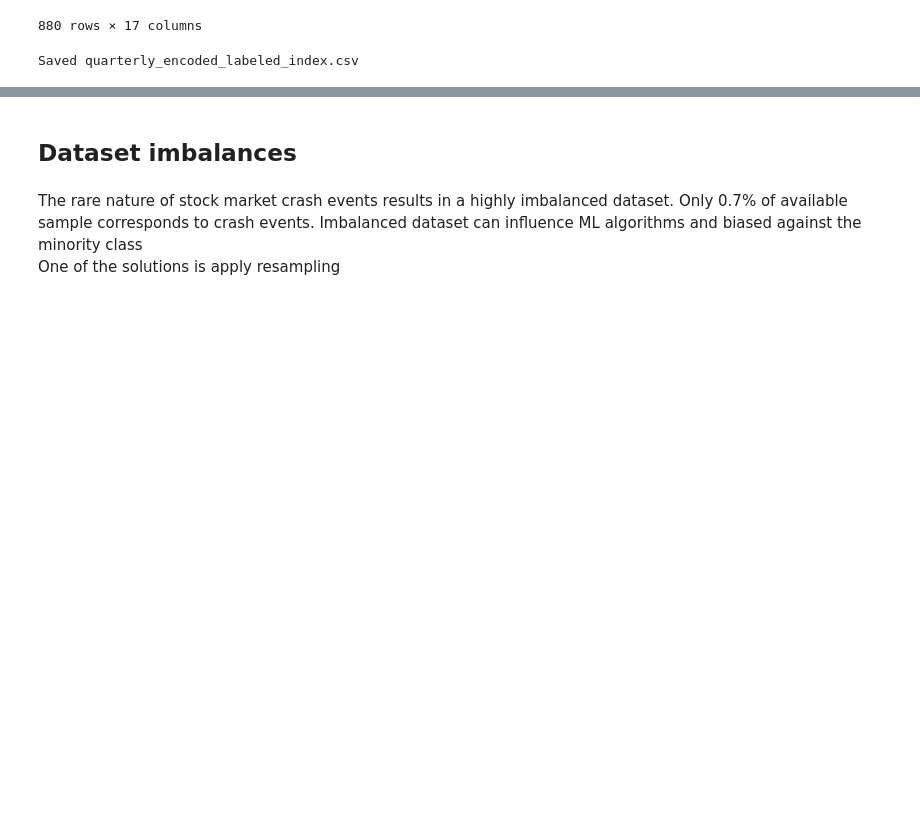
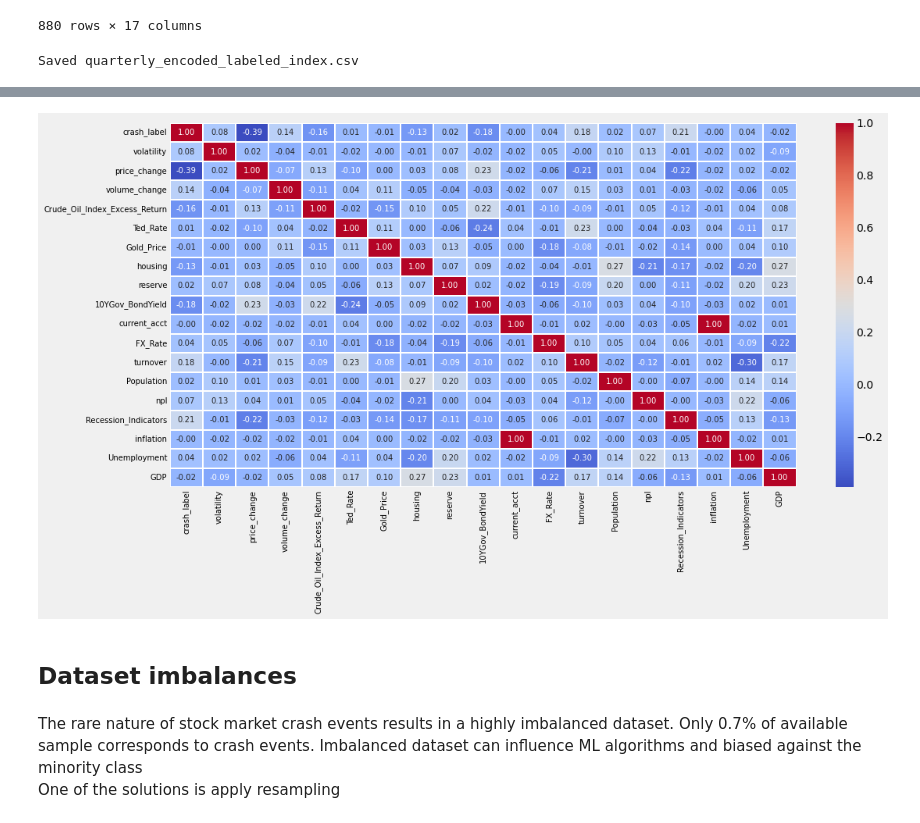
Before and after one commit to nicockt/fyp-2024, a Jupyter notebook: Data Processing (1998-2019).ipynb, the cells around one changed output, grey strips where cells are left out. Drawn from its saved outputs; the diff is of its cells as text; code cells hidden in the pictures; blank space fills up the shorter version.

```diff
--- a/Data Processing (1998-2019).ipynb
+++ b/Data Processing (1998-2019).ipynb
@@ -404,3 +427,14 @@ Saved quarterly_encoded_labeled_index.csv
+# %%
+#heatmap visualization of the correlation matrix
+corr_matrix = labeled_index[features_columns].corr(method='spearman')
+f, ax = plt.subplots(figsize=(16,8))
+sns.heatmap(corr_matrix, annot=True, fmt='.2f', linewidth=0.4,
+            annot_kws={"size": 10}, cmap='coolwarm', ax=ax)
+plt.xticks(fontsize=10)
+plt.yticks(fontsize=10)
+plt.show()
+# %% [output]
+[figure, added]
 # %% [markdown]
 ## Dataset imbalances
 # %% [markdown]
```
Also changed, not shown: parts of 4 cells of this notebook.
